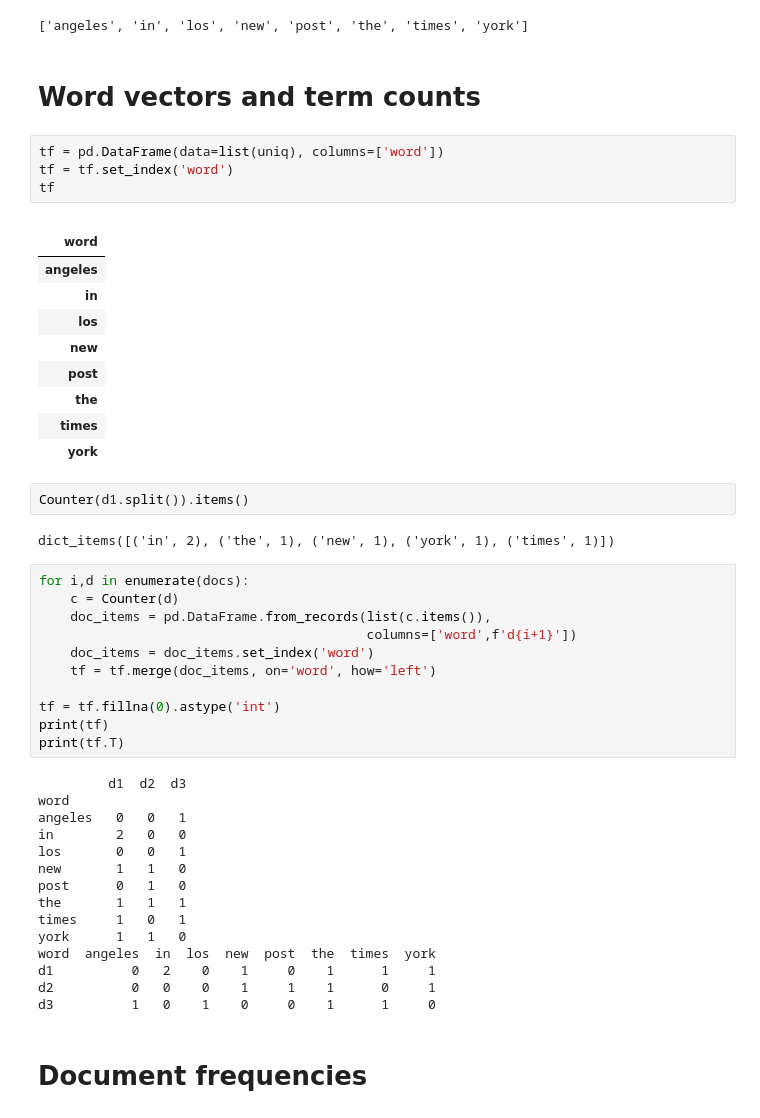
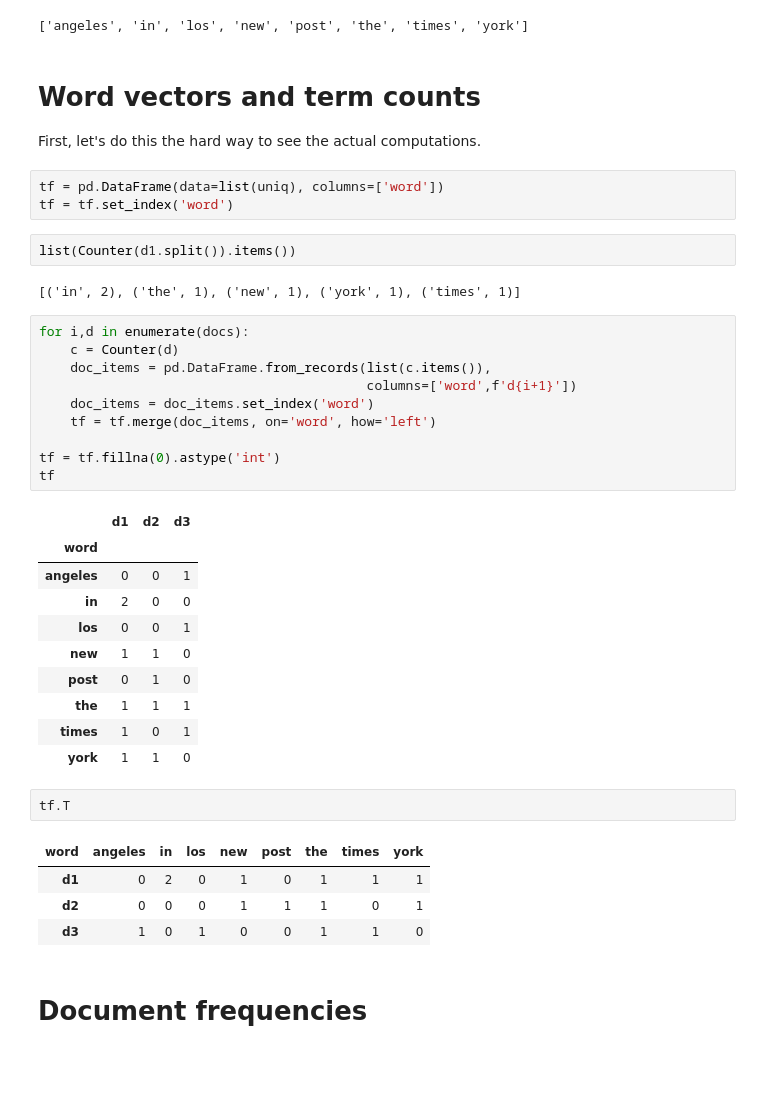
Before and after one commit to parrt/msds692, a Jupyter notebook: notes/tfidf.ipynb, the cells around one changed output. Cells and saved outputs as stored; diff of their text form; blank space fills up the shorter version.

```diff
--- a/notes/tfidf.ipynb
+++ b/notes/tfidf.ipynb
@@ -24,25 +25,15 @@ uniq
 ['angeles', 'in', 'los', 'new', 'post', 'the', 'times', 'york']
 # %% [markdown]
 # Word vectors and term counts
+
+First, let's do this the hard way to see the actual computations.
 # %%
 tf = pd.DataFrame(data=list(uniq), columns=['word'])
 tf = tf.set_index('word')
-tf
-# %% [output]
-|  |
-| word |
-| angeles |
-| in |
-| los |
-| new |
-| post |
-| the |
-| times |
-| york |
 # %%
-Counter(d1.split()).items()
+list(Counter(d1.split()).items())
 # %% [output]
-dict_items([('in', 2), ('the', 1), ('new', 1), ('york', 1), ('times', 1)])
+[('in', 2), ('the', 1), ('new', 1), ('york', 1), ('times', 1)]
 # %%
 for i,d in enumerate(docs):
     c = Counter(d)
@@ -52,23 +43,25 @@ for i,d in enumerate(docs):
     tf = tf.merge(doc_items, on='word', how='left')
 
 tf = tf.fillna(0).astype('int')
-print(tf)
-print(tf.T)
+tf
 # %% [output]
-         d1  d2  d3
-word
-angeles   0   0   1
-in        2   0   0
-los       0   0   1
-new       1   1   0
-post      0   1   0
-the       1   1   1
-times     1   0   1
-york      1   1   0
-word  angeles  in  los  new  post  the  times  york
-d1          0   2    0    1     0    1      1     1
-d2          0   0    0    1     1    1      0     1
-d3          1   0    1    0     0    1      1     0
+|  | d1 | d2 | d3 |
+| word |  |  |  |
+| angeles | 0 | 0 | 1 |
+| in | 2 | 0 | 0 |
+| los | 0 | 0 | 1 |
+| new | 1 | 1 | 0 |
+| post | 0 | 1 | 0 |
+| the | 1 | 1 | 1 |
+| times | 1 | 0 | 1 |
+| york | 1 | 1 | 0 |
+# %%
+tf.T
+# %% [output]
+| word | angeles | in | los | new | post | the | times | york |
+| d1 | 0 | 2 | 0 | 1 | 0 | 1 | 1 | 1 |
+| d2 | 0 | 0 | 0 | 1 | 1 | 1 | 0 | 1 |
+| d3 | 1 | 0 | 1 | 0 | 0 | 1 | 1 | 0 |
 # %% [markdown]
 # Document frequencies
 # %%
```
Also changed, not shown: parts of 15 cells of this notebook, 3 other files.
